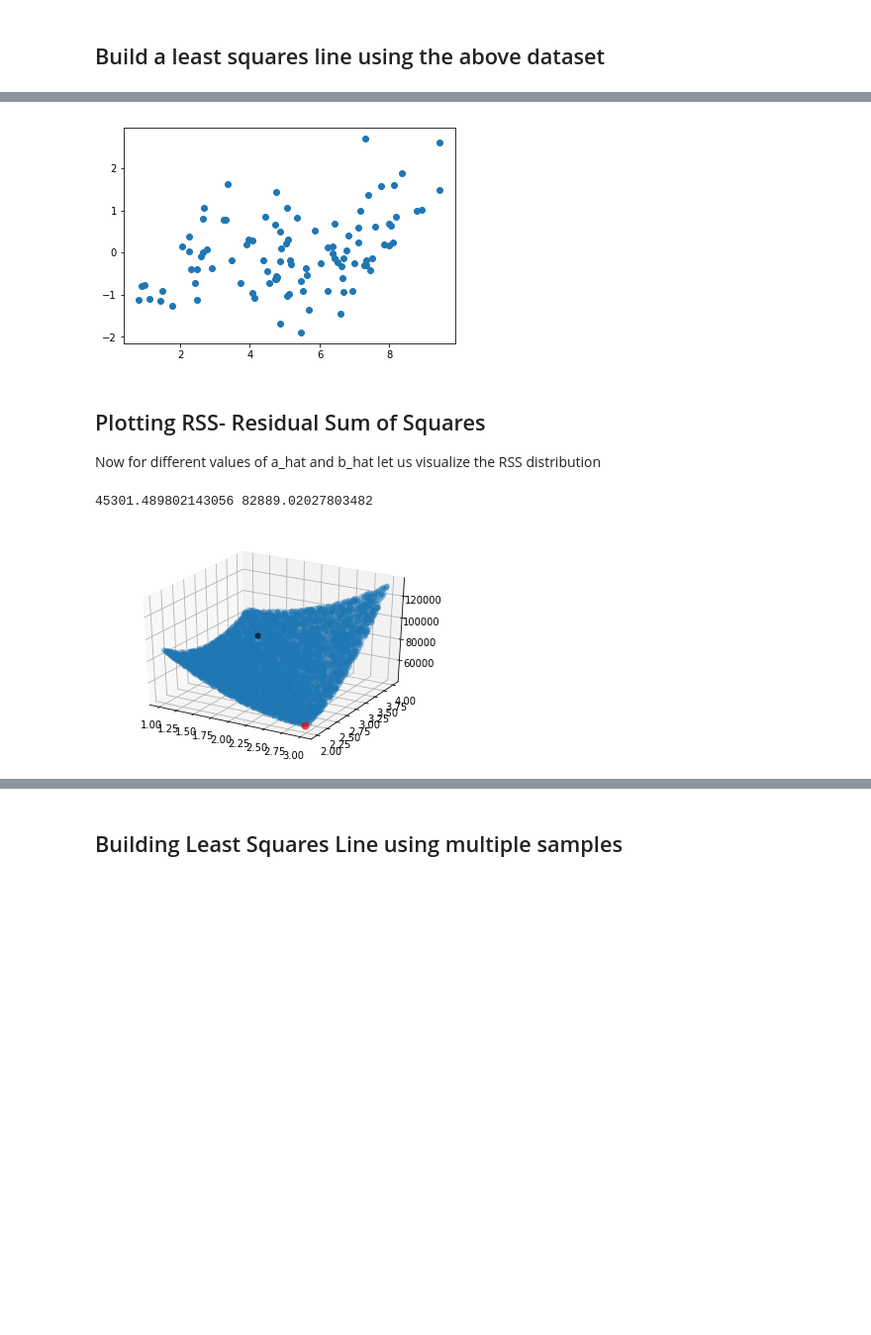
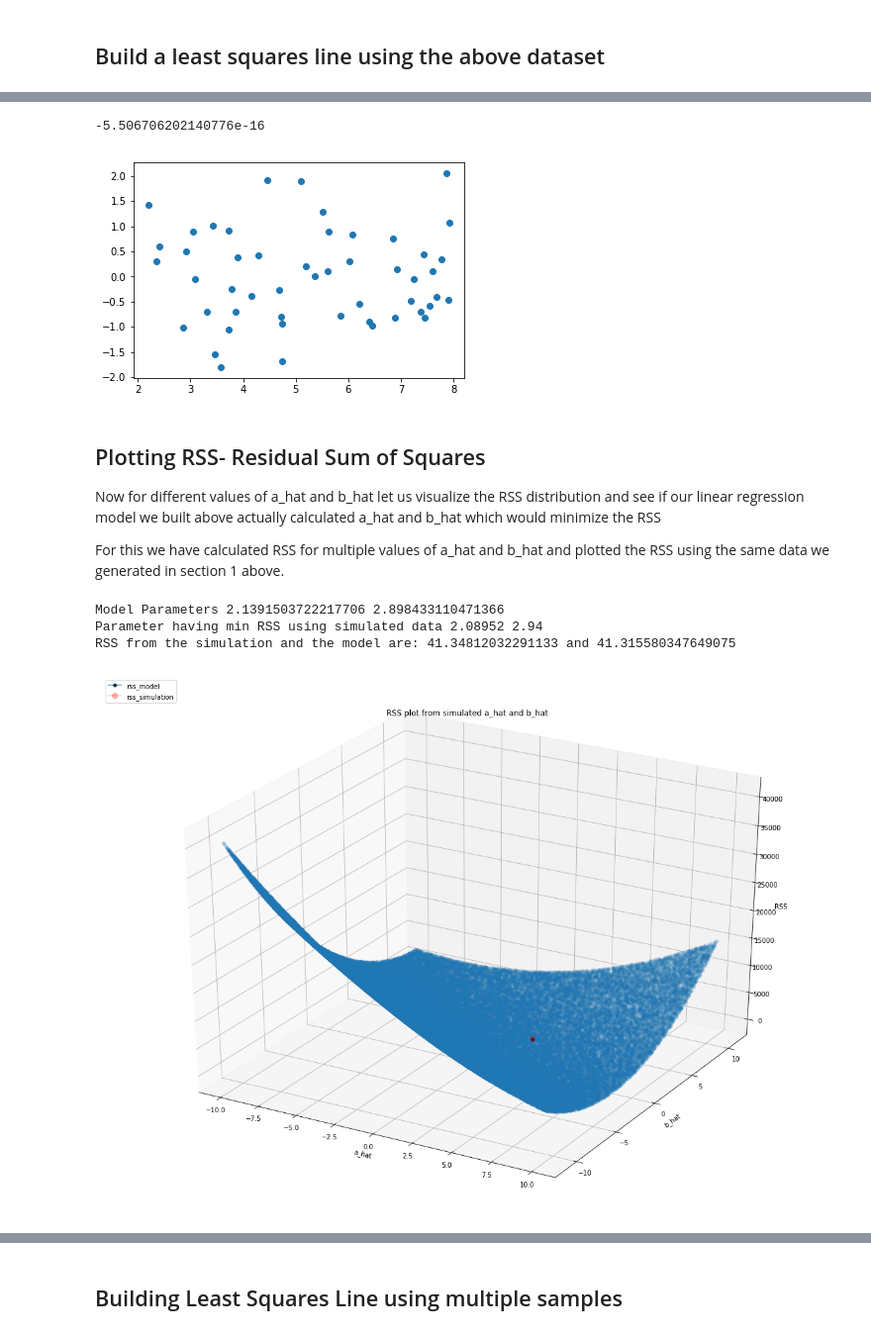
Before and after one commit to SrideviBayyapuneedi/Machine-Learning-Algorithms, a Jupyter notebook: Linear Regression/PopulationRegressionLine vs LeastSquaresLine.ipynb, the cells around one changed output, grey strips where cells are left out. Shown: that part at 99% size. Cells and saved outputs as stored; diff of their text form; code cells hidden in the pictures; blank space fills up the shorter version.

Commit message:
modified code to visualize RSS

```diff
--- a/Linear Regression/PopulationRegressionLine vs LeastSquaresLine.ipynb
+++ b/Linear Regression/PopulationRegressionLine vs LeastSquaresLine.ipynb
@@ -17,7 +21,7 @@ Let us assume the relationship between 2 linearly dependent variables  is define
 # %% [markdown]
 ### Simulate error term
 # %%
-sample_size = 100
+sample_size = 50
 E = np.random.standard_normal(size = sample_size)
 plt.plot(E, '-ok')
 # %% [output]
@@ -46,6 +62,7 @@ plt.scatter(X, Y)
 ## Build a least squares line using the above dataset
 # %%
 regr = linear_model.LinearRegression()
+X_org = X.copy()
 X = X.reshape(-1, 1)
 regr.fit(X, Y)
 y_hat = regr.predict(X)
@@ -67,48 +97,61 @@ plt.legend(loc='upper left')
 # %%
-plt.scatter(Y, residuals)
-np.mean(residuals)
-rss_ex1 = np.sum(np.square(Y - (a_hat + b_hat*X)))
+plt.scatter(y_hat, residuals)
+print(np.mean(residuals))
 # %% [output]
+-5.506706202140776e-16
-[figure, old version]
+[figure, new version]
+# %%
+#rss_model = np.sum(np.square(Y - y_hat))
+rss_model = np.sum(np.square(Y - (a_hat + b_hat*X_org)))
 # %% [markdown]
 ## Plotting RSS- Residual Sum of Squares
 
-Now for different values of a_hat and b_hat let us visualize the RSS distribution
+Now for different values of a_hat and b_hat let us visualize the RSS distribution and see if our linear regression model we built above actually calculated a_hat and b_hat which would minimize the RSS
+
+For this we have calculated RSS for multiple values of a_hat and b_hat and plotted the RSS using the same data we generated in section 1 above.
 # %%
 rss_master = []
-samples = 10000
-a_hat_space = np.linspace(1,3,samples)
-b_hat_space = np.linspace(2,4,samples)
+samples = 100000
+a_hat_space = np.round(np.linspace(-10,10,samples),5)
+b_hat_space = np.round(np.linspace(-11,11,samples),5)
 np.random.shuffle(a_hat_space)
 np.random.shuffle(b_hat_space)
 coeffs = zip(a_hat_space, b_hat_space)
 rss_min = 0.0
 a_hat_min = np.nan
 b_hat_min = np.nan
-for a, b in coeffs:
-    rss = np.sum(np.square(Y - (a + b*X + E)))
+for _a, _b in coeffs:
+    rss = np.sum(np.square(Y - (_a + _b*X_org)))
     if rss_min == 0.0:
-        a_hat_min = a
-        b_hat_min = b
+        a_hat_min = _a
+        b_hat_min = _b
         rss_min = rss
     elif rss < rss_min:
-        a_hat_min = a
-        b_hat_min = b
+        a_hat_min = _a
+        b_hat_min = _b
         rss_min = rss
     rss_master = np.append(rss_master, rss)
 
-import matplotlib.pyplot as plt
-from mpl_toolkits.mplot3d import Axes3D
-from matplotlib import cm
-
-fig = plt.figure()
+#plotting code
+fig = plt.figure(figsize=(20,15))
 ax = fig.add_subplot(111, projection='3d')
 
-Axes3D.scatter(ax, xs = a_hat_space, ys = b_hat_space, zs = rss_master, alpha =0.2)
-ax.plot([a_hat], [b_hat], [rss_ex1], markerfacecolor='k', markeredgecolor='k', marker='o', markersize=5, alpha=0.6)
-ax.plot([a_hat_min], [b_hat_min], [rss_min], markerfacecolor='r', markeredgecolor='r', marker='o', markersize=7, alpha=0.6)
-print(rss_min, rss_ex1)
+Axes3D.scatter(ax, xs = a_hat_space, ys = b_hat_space, zs = rss_master, alpha =0.1)
+ax.plot([a_hat], [b_hat], [rss_model], markerfacecolor='k', markeredgecolor='k', marker='o',\
+        markersize=5, alpha=0.7, label="rss_model")
+ax.plot([a_hat_min], [b_hat_min], [rss_min], markerfacecolor='r', markeredgecolor='r', marker='o',\
+        markersize=8, alpha=0.3, label = 'rss_simulation')
+print("Model Parameters", a_hat, b_hat)
+print("Parameter having min RSS using simulated data", a_hat_min, b_hat_min)
+ax.set_title("RSS plot from simulated a_hat and b_hat")
+ax.set_xlabel("a_hat")
+ax.set_ylabel("b_hat")
+ax.set_zlabel("RSS")
+plt.legend(loc='upper left')
+print("RSS from the simulation and the model are: {} and {}".format(rss_min, rss_model))
 # %% [output]
-45301.489802143056 82889.02027803482
+Model Parameters 2.1391503722217706 2.898433110471366
+Parameter having min RSS using simulated data 2.08952 2.94
+RSS from the simulation and the model are: 41.34812032291133 and 41.315580347649075
-[figure, old version]
+[figure, new version]
 # %% [markdown]
```
Also changed, not shown: parts of 12 cells of this notebook.
